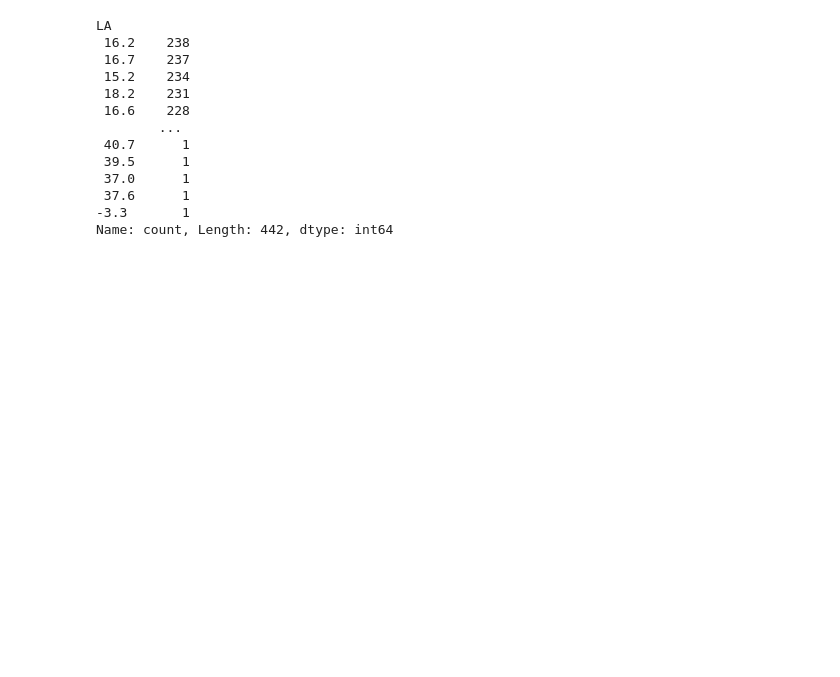
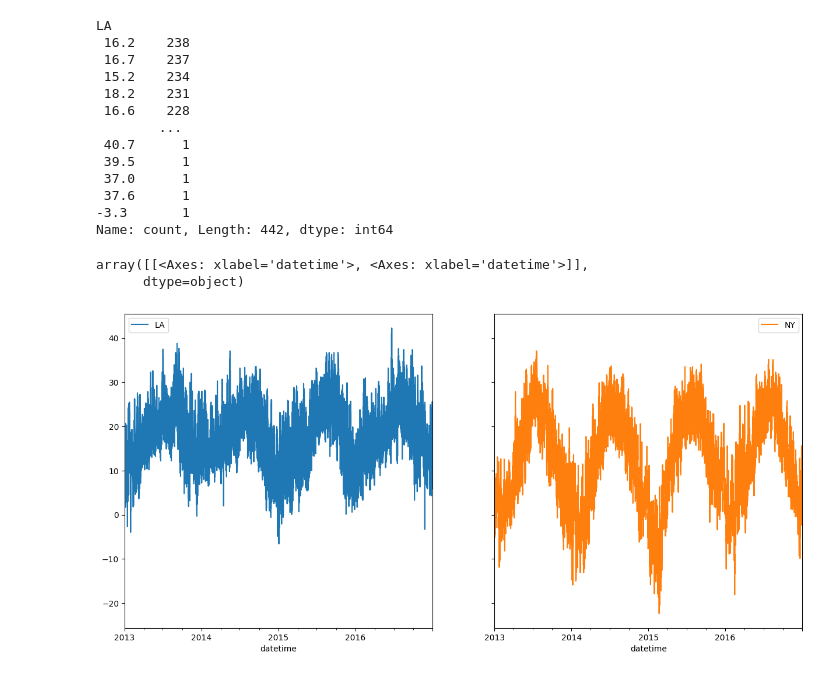
Before and after one commit to JamieW365/finance_projects, a Jupyter notebook: notebooks/time_series.ipynb, the cells around one changed output. Saved outputs shown, nothing was run; the diff lists cells and outputs as text; code cells hidden in the pictures; blank space fills up the shorter version.

Commit message:
initial analysis and visual inspection of time series

```diff
--- a/notebooks/time_series.ipynb
+++ b/notebooks/time_series.ipynb
@@ -207,3 +207,9 @@ LA
  37.6      1
 -3.3       1
 Name: count, Length: 442, dtype: int64
+# %%
+df.plot(figsize=(15,7), subplots=True, layout=(1,2), sharey=True)
+# %% [output]
+array([[<Axes: xlabel='datetime'>, <Axes: xlabel='datetime'>]],
+      dtype=object)
+[figure, added]
```
